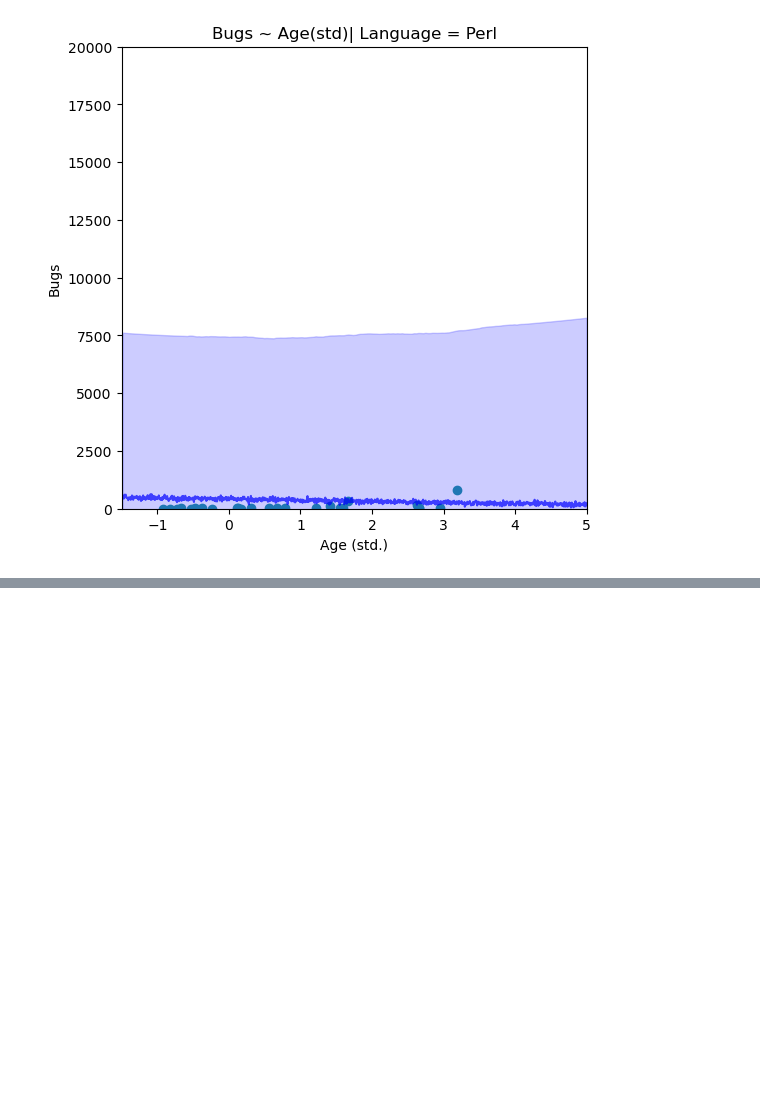
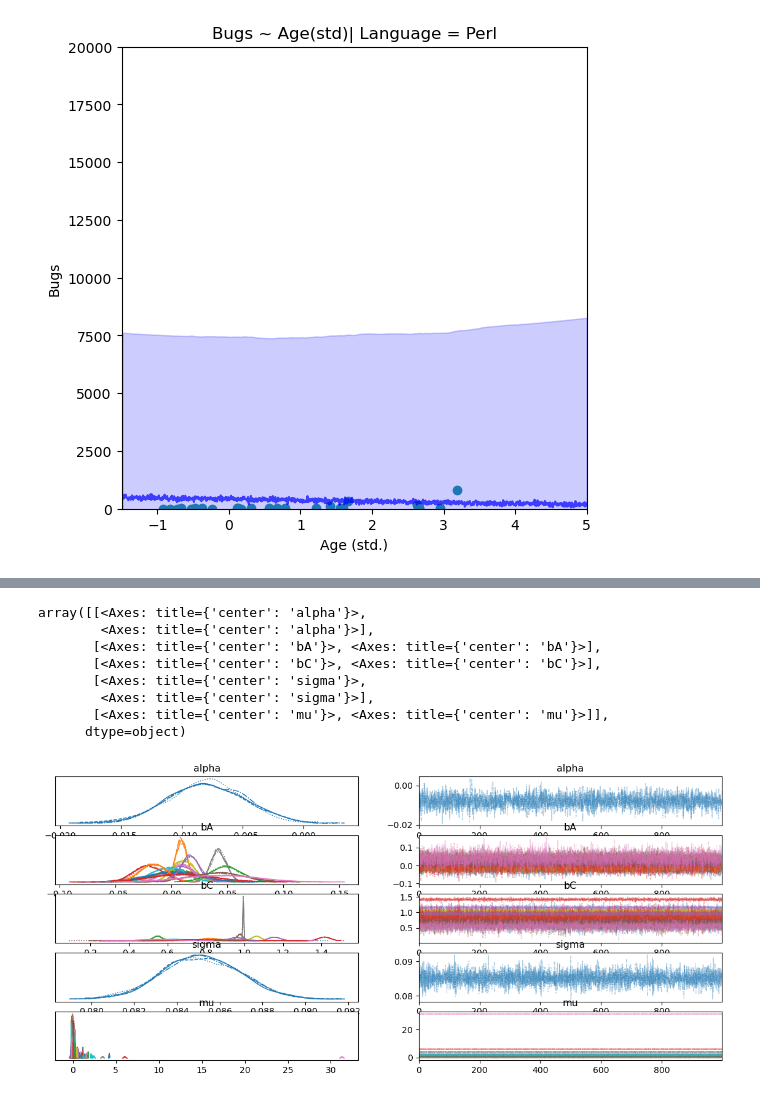
Before and after one commit to ah140797/PPExam24, a Jupyter notebook: anders.ipynb, the cells around one changed output, grey strips where cells are left out. Saved outputs shown, nothing was run; the diff lists cells and outputs as text; code cells hidden in the pictures; blank space fills up the shorter version.

```diff
--- a/anders.ipynb
+++ b/anders.ipynb
@@ -201,0 +237,27 @@ plt.title("Bugs ~ Age(std)| Language = Perl");
+# %%
+with pm.Model() as m_h3:
+    alpha = pm.Normal("alpha", 0, 0.5)
+    bA = pm.Normal("bA", 0, 0.2, shape=languages.size)
+    bC = pm.Normal("bC", 1, 0.2, shape=languages.size)
+    sigma = pm.Exponential("sigma", 1)
+
+    #We add language_ids and age_std, com_std as mutable data so we can change it later in posterior predictions
+    language_ids = pm.Data('language_ids', language_idx, mutable=True)
+    age_std = pm.Data("age_std", df.age_std, mutable=True)
+    commit_std = pm.Data("commit_std", df.commit_std, mutable=True)
+
+    # Note the "deterministic" distribution node,
+    # that basically encodes equality from the mathematical model
+    mu = pm.Deterministic("mu",
+                alpha + bA[language_ids] * age_std + bC[language_ids] * commit_std)
+
+    # B = Number of Bugs Standardized
+    B = pm.Normal("B", mu = mu, sigma = sigma, observed = df.bug_std.values)
+
+    # prior predictive is a distribution of data
+    # (but for each data point we also get its parameters so we can plot various regression lines we are getting)
+    m_h3_idata = pm.sample_prior_predictive(samples = 500, random_seed = rng)
+
+    # idata stands for 'inference data'. Each sampler returns its own inference data object, and there is no serious need
+    # to mix them.  For convenience we use the extend method, to keep all samples in one object.
+    m_h3_idata.extend(pm.sample(random_seed = rng))
@@ -201,0 +343,12 @@ plt.title("Bugs ~ Age(std)| Language = Perl");
+# %%
+az.plot_trace(m_h3_idata, figsize=(14, 3*2))
+# %% [output]
+array([[<Axes: title={'center': 'alpha'}>,
+        <Axes: title={'center': 'alpha'}>],
+       [<Axes: title={'center': 'bA'}>, <Axes: title={'center': 'bA'}>],
+       [<Axes: title={'center': 'bC'}>, <Axes: title={'center': 'bC'}>],
+       [<Axes: title={'center': 'sigma'}>,
+        <Axes: title={'center': 'sigma'}>],
+       [<Axes: title={'center': 'mu'}>, <Axes: title={'center': 'mu'}>]],
+      dtype=object)
+[figure, added]
```
Also changed, not shown: parts of 25 cells of this notebook.
